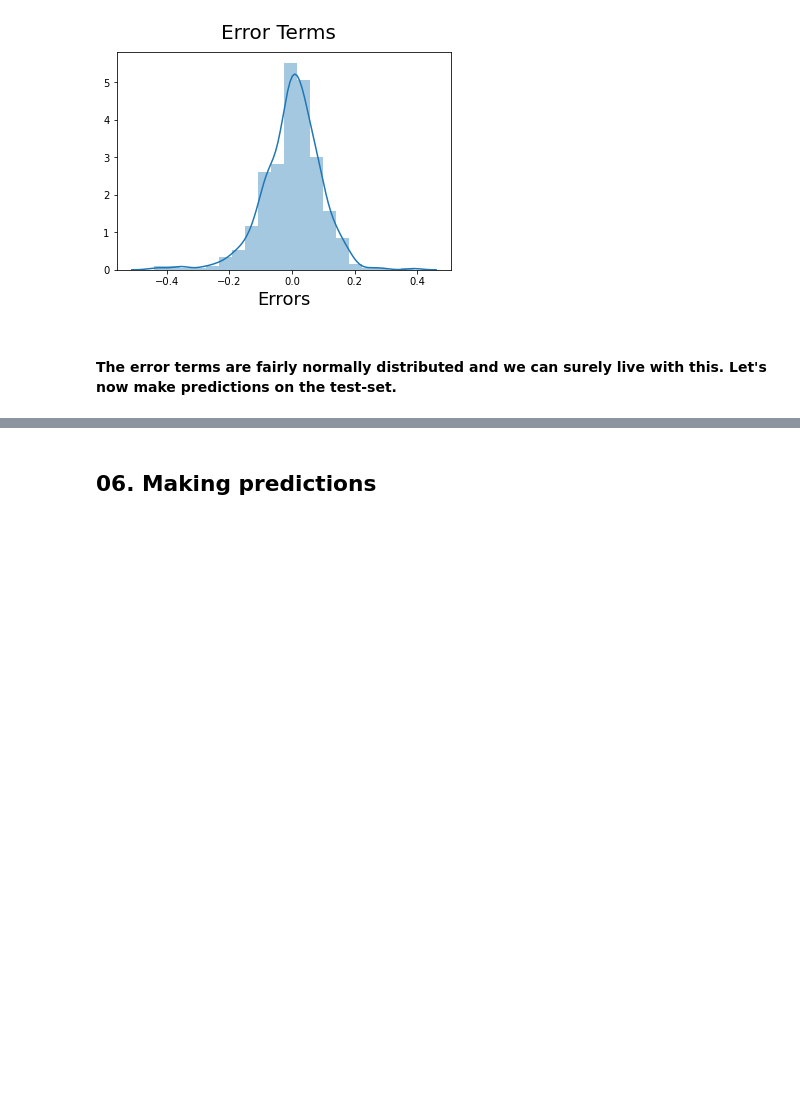
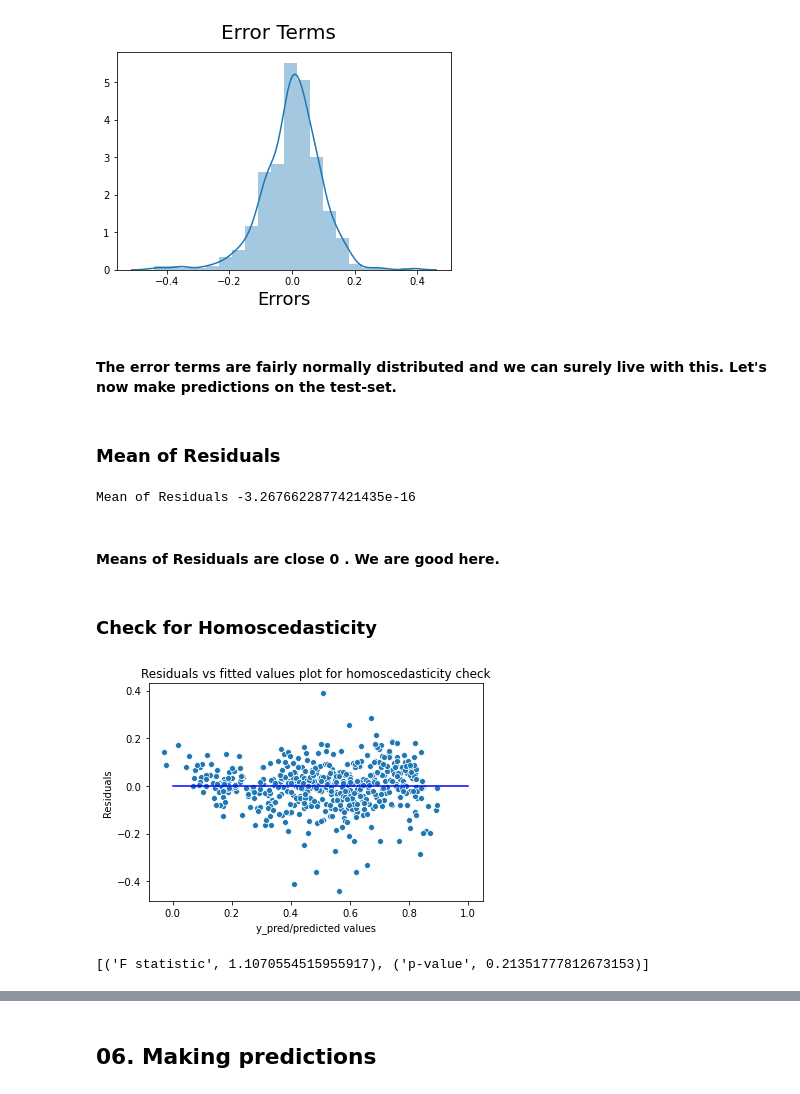
Before and after one commit to subhabrata-ghosh-1988/Bike-Sharing-Linear-Regression-, a Jupyter notebook: BoomBikes - Demand Predictions-Subhabrata Ghosh.ipynb, the cells around one changed output, grey strips where cells are left out. Drawn from its saved outputs; the diff is of its cells as text; code cells hidden in the pictures; blank space fills up the shorter version.

```diff
--- a/BoomBikes - Demand Predictions-Subhabrata Ghosh.ipynb
+++ b/BoomBikes - Demand Predictions-Subhabrata Ghosh.ipynb
@@ -1166,3 +1166,31 @@ plt.show()
 [figure]
 # %% [markdown]
 #### The error terms are fairly normally distributed and we can surely live with this. Let's now make predictions on the test-set.
+# %% [markdown]
+### Mean of Residuals
+# %%
+res=y_train - y_train_cnt
+mean_residuals = np.mean(res)
+print("Mean of Residuals {}".format(mean_residuals))
+# %% [output]
+Mean of Residuals -3.2676622877421435e-16
+# %% [markdown]
+#### Means of Residuals are close 0 . We are good here.
+# %% [markdown]
+### Check for Homoscedasticity
+# %%
+p = sns.scatterplot(y_train_cnt,res)
+plt.xlabel('y_pred/predicted values')
+plt.ylabel('Residuals')
+p = sns.lineplot([0,1],[0,0],color='blue')
+p = plt.title('Residuals vs fitted values plot for homoscedasticity check')
+# %% [output]
+[figure, added]
+# %%
+import statsmodels.stats.api as sms
+from statsmodels.compat import lzip
+name = ['F statistic', 'p-value']
+test = sms.het_goldfeldquandt(res, X_train_rfe1)
+lzip(name, test)
+# %% [output]
+[('F statistic', 1.1070554515955917), ('p-value', 0.21351777812673153)]
```
Also changed, not shown: parts of 13 cells of this notebook.
